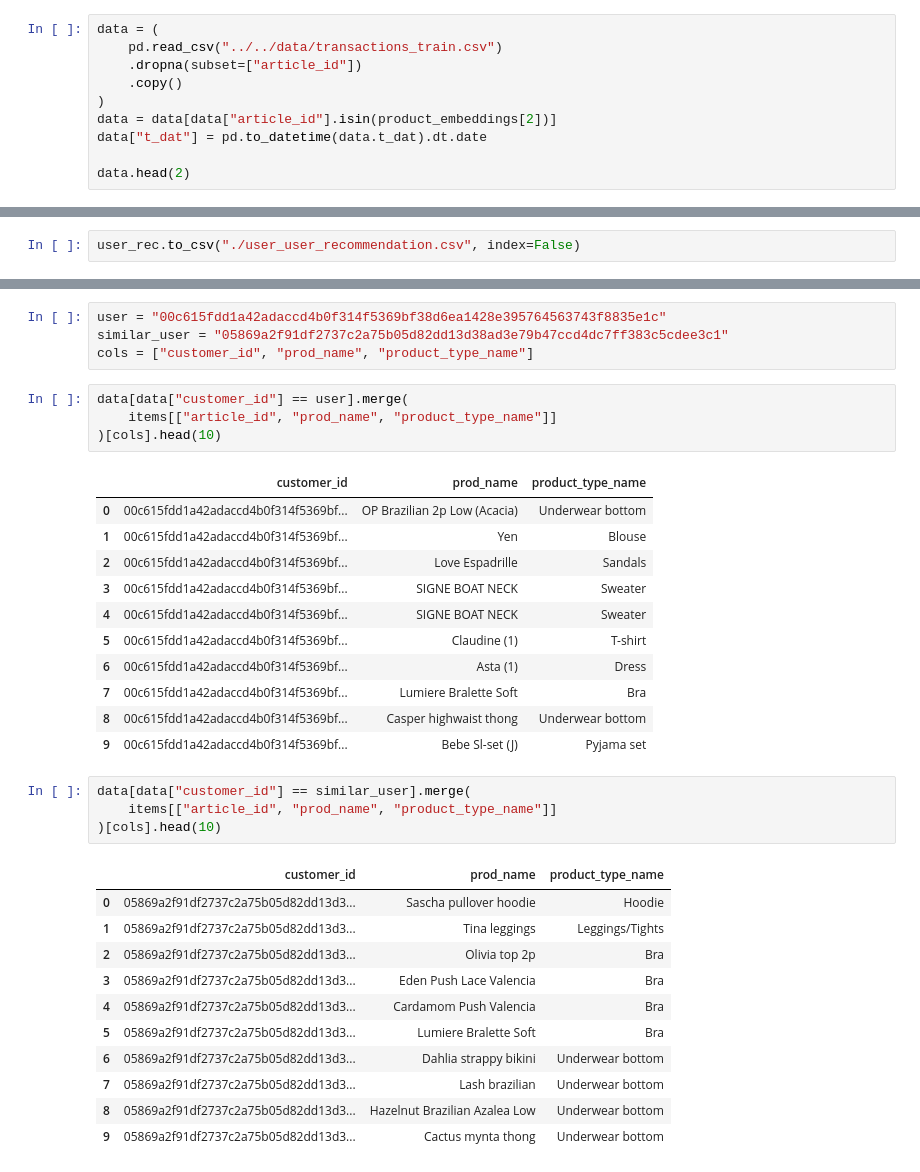
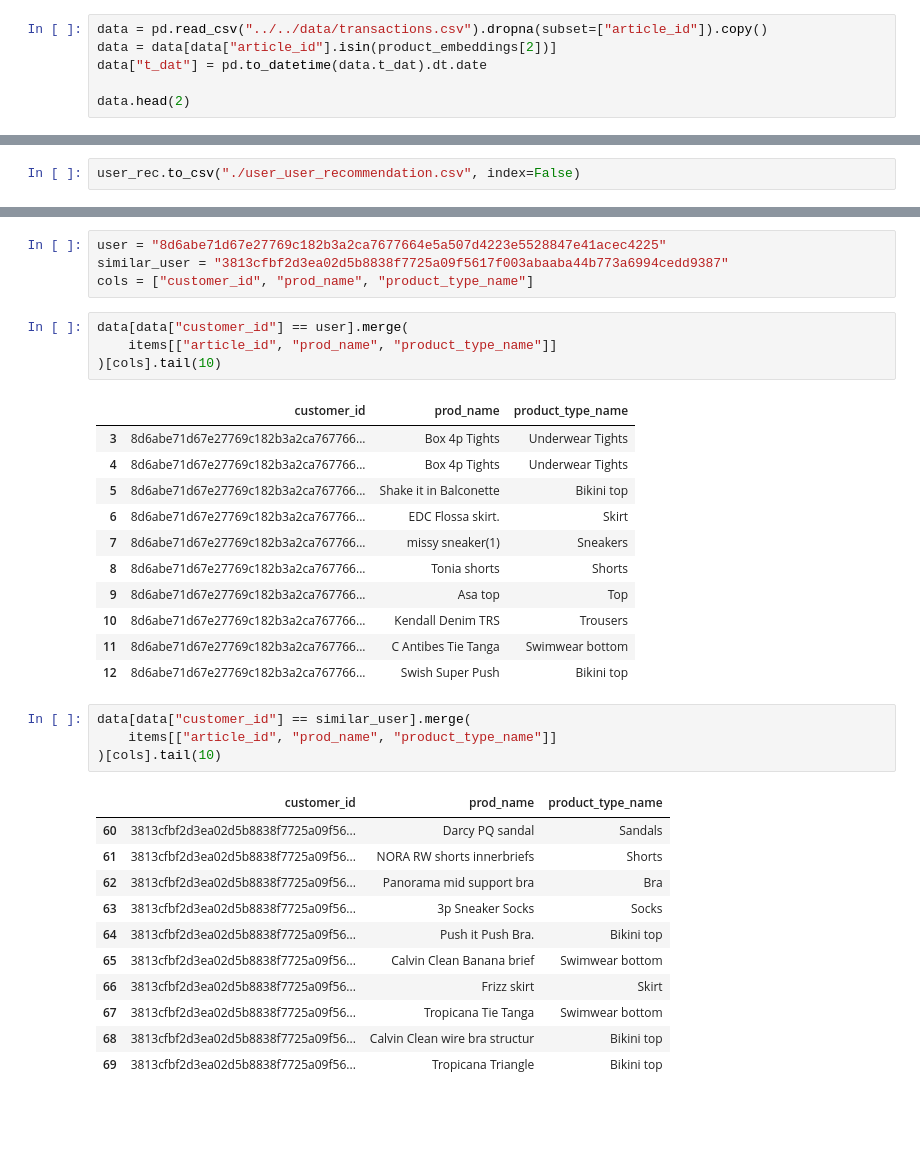
Before and after one commit to aartij22/recommendation, a Jupyter notebook: src/relevance/cross_sell/user2user.ipynb, the cells around one changed output, grey strips where cells are left out. Drawn from its saved outputs; the diff is of its cells as text; blank space fills up the shorter version.

```diff
--- a/src/relevance/cross_sell/user2user.ipynb
+++ b/src/relevance/cross_sell/user2user.ipynb
@@ -16,11 +16,7 @@ item_id = product_embeddings[2]
 
 item_emb = {item_id[idx]: embs[idx].clone() for idx in range(len(item_id))}
 # %%
-data = (
-    pd.read_csv("../../data/transactions_train.csv")
-    .dropna(subset=["article_id"])
-    .copy()
-)
+data = pd.read_csv("../../data/transactions.csv").dropna(subset=["article_id"]).copy()
 data = data[data["article_id"].isin(product_embeddings[2])]
 data["t_dat"] = pd.to_datetime(data.t_dat).dt.date
 
@@ -188,36 +173,36 @@ superset[
 # %%
-user = "00c615fdd1a42adaccd4b0f314f5369bf38d6ea1428e395764563743f8835e1c"
-similar_user = "05869a2f91df2737c2a75b05d82dd13d38ad3e79b47ccd4dc7ff383c5cdee3c1"
+user = "8d6abe71d67e27769c182b3a2ca7677664e5a507d4223e5528847e41acec4225"
+similar_user = "3813cfbf2d3ea02d5b8838f7725a09f5617f003abaaba44b773a6994cedd9387"
 cols = ["customer_id", "prod_name", "product_type_name"]
 # %%
 data[data["customer_id"] == user].merge(
     items[["article_id", "prod_name", "product_type_name"]]
-)[cols].head(10)
+)[cols].tail(10)
 # %% [output]
 |  | customer_id | prod_name | product_type_name |
-| 0 | 00c615fdd1a42adaccd4b0f314f5369bf... | OP Brazilian 2p Low (Acacia) | Underwear bottom |
-| 1 | 00c615fdd1a42adaccd4b0f314f5369bf... | Yen | Blouse |
-| 2 | 00c615fdd1a42adaccd4b0f314f5369bf... | Love Espadrille | Sandals |
-| 3 | 00c615fdd1a42adaccd4b0f314f5369bf... | SIGNE BOAT NECK | Sweater |
-| 4 | 00c615fdd1a42adaccd4b0f314f5369bf... | SIGNE BOAT NECK | Sweater |
-| 5 | 00c615fdd1a42adaccd4b0f314f5369bf... | Claudine (1) | T-shirt |
-| 6 | 00c615fdd1a42adaccd4b0f314f5369bf... | Asta (1) | Dress |
-| 7 | 00c615fdd1a42adaccd4b0f314f5369bf... | Lumiere Bralette Soft | Bra |
-| 8 | 00c615fdd1a42adaccd4b0f314f5369bf... | Casper highwaist thong | Underwear bottom |
-| 9 | 00c615fdd1a42adaccd4b0f314f5369bf... | Bebe Sl-set (J) | Pyjama set |
+| 3 | 8d6abe71d67e27769c182b3a2ca767766... | Box 4p Tights | Underwear Tights |
+| 4 | 8d6abe71d67e27769c182b3a2ca767766... | Box 4p Tights | Underwear Tights |
+| 5 | 8d6abe71d67e27769c182b3a2ca767766... | Shake it in Balconette | Bikini top |
+| 6 | 8d6abe71d67e27769c182b3a2ca767766... | EDC Flossa skirt. | Skirt |
+| 7 | 8d6abe71d67e27769c182b3a2ca767766... | missy sneaker(1) | Sneakers |
+| 8 | 8d6abe71d67e27769c182b3a2ca767766... | Tonia shorts | Shorts |
+| 9 | 8d6abe71d67e27769c182b3a2ca767766... | Asa top | Top |
+| 10 | 8d6abe71d67e27769c182b3a2ca767766... | Kendall Denim TRS | Trousers |
+| 11 | 8d6abe71d67e27769c182b3a2ca767766... | C Antibes Tie Tanga | Swimwear bottom |
+| 12 | 8d6abe71d67e27769c182b3a2ca767766... | Swish Super Push | Bikini top |
 # %%
 data[data["customer_id"] == similar_user].merge(
     items[["article_id", "prod_name", "product_type_name"]]
-)[cols].head(10)
+)[cols].tail(10)
 # %% [output]
 |  | customer_id | prod_name | product_type_name |
-| 0 | 05869a2f91df2737c2a75b05d82dd13d3... | Sascha pullover hoodie | Hoodie |
-| 1 | 05869a2f91df2737c2a75b05d82dd13d3... | Tina leggings | Leggings/Tights |
-| 2 | 05869a2f91df2737c2a75b05d82dd13d3... | Olivia top 2p | Bra |
-| 3 | 05869a2f91df2737c2a75b05d82dd13d3... | Eden Push Lace Valencia | Bra |
-| 4 | 05869a2f91df2737c2a75b05d82dd13d3... | Cardamom Push Valencia | Bra |
-| 5 | 05869a2f91df2737c2a75b05d82dd13d3... | Lumiere Bralette Soft | Bra |
-| 6 | 05869a2f91df2737c2a75b05d82dd13d3... | Dahlia strappy bikini | Underwear bottom |
-| 7 | 05869a2f91df2737c2a75b05d82dd13d3... | Lash brazilian | Underwear bottom |
-| 8 | 05869a2f91df2737c2a75b05d82dd13d3... | Hazelnut Brazilian Azalea Low | Underwear bottom |
-| 9 | 05869a2f91df2737c2a75b05d82dd13d3... | Cactus mynta thong | Underwear bottom |
+| 60 | 3813cfbf2d3ea02d5b8838f7725a09f56... | Darcy PQ sandal | Sandals |
+| 61 | 3813cfbf2d3ea02d5b8838f7725a09f56... | NORA RW shorts innerbriefs | Shorts |
+| 62 | 3813cfbf2d3ea02d5b8838f7725a09f56... | Panorama mid support bra | Bra |
+| 63 | 3813cfbf2d3ea02d5b8838f7725a09f56... | 3p Sneaker Socks | Socks |
+| 64 | 3813cfbf2d3ea02d5b8838f7725a09f56... | Push it Push Bra. | Bikini top |
+| 65 | 3813cfbf2d3ea02d5b8838f7725a09f56... | Calvin Clean Banana brief | Swimwear bottom |
+| 66 | 3813cfbf2d3ea02d5b8838f7725a09f56... | Frizz skirt | Skirt |
+| 67 | 3813cfbf2d3ea02d5b8838f7725a09f56... | Tropicana Tie Tanga | Swimwear bottom |
+| 68 | 3813cfbf2d3ea02d5b8838f7725a09f56... | Calvin Clean wire bra structur | Bikini top |
+| 69 | 3813cfbf2d3ea02d5b8838f7725a09f56... | Tropicana Triangle | Bikini top |
```
Also changed, not shown: parts of 2 cells of this notebook, 5 other files.
